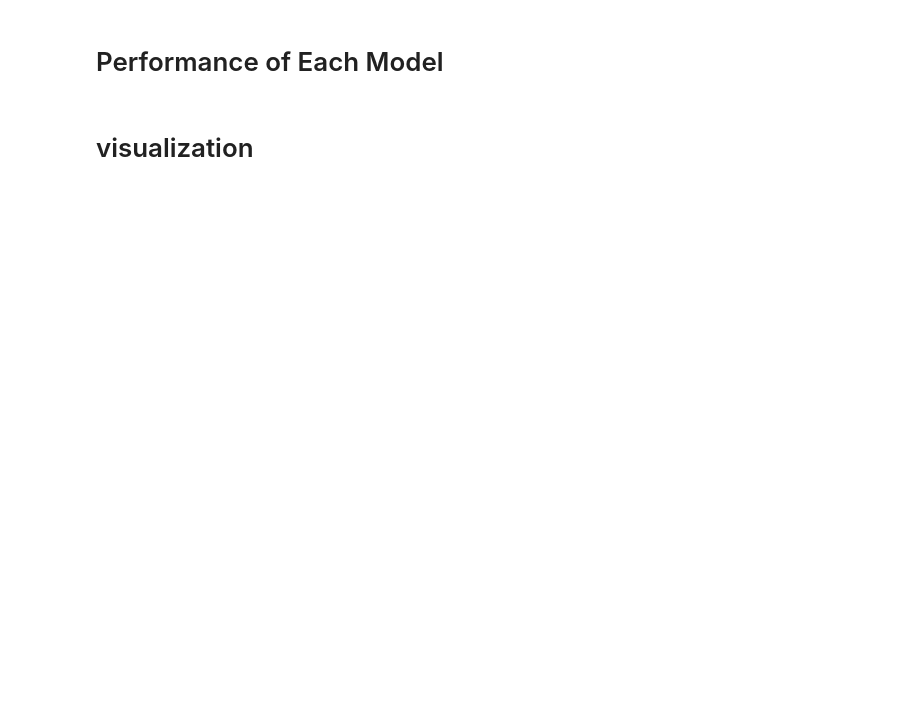
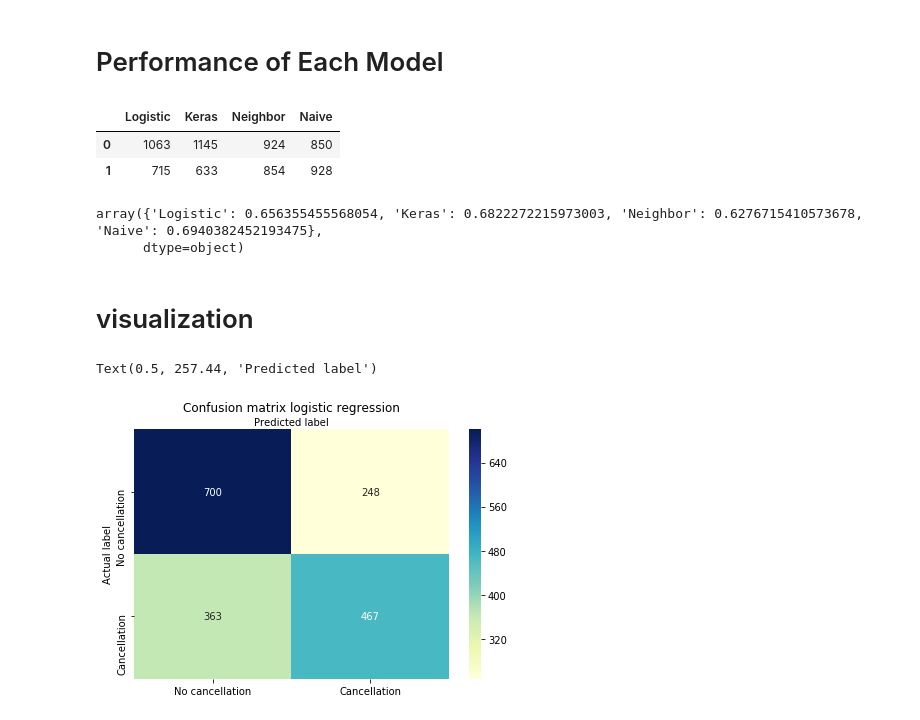
Before and after one commit to PrathnaPel/data-mining-final, a Jupyter notebook: TaxiCancellationFinal.ipynb, the cells around one changed output. Saved outputs shown, nothing was run; the diff lists cells and outputs as text; code cells hidden in the pictures; blank space fills up the shorter version.

```diff
--- a/TaxiCancellationFinal.ipynb
+++ b/TaxiCancellationFinal.ipynb
@@ -108,0 +251,4 @@ taxiCancellationTraining
+# %%
+X = new_taxiCancellationTraining.loc[:,feature_cols] # Features
+y = new_taxiCancellationTraining.loc[:,'Car_Cancellation'] # Target variable
+X.isnull().sum()
@@ -109,2 +281,4 @@ taxiCancellationTraining
+# %%
+X_train, X_test, y_train, y_test = train_test_split(X,y, test_size =0.30, random_state = 1)
 # %% [markdown]
 ## 4 Models
@@ -110,0 +292,4 @@ taxiCancellationTraining
+# %%
+from sklearn.linear_model import LogisticRegression
+logreg = LogisticRegression(random_state=0, solver='lbfgs', multi_class='multinomial')
+logreg.fit(X_train, y_train)
@@ -167,4 +404,24 @@ y_pred_gaus= gaus.predict(X_test)
 # %% [markdown]
 # Performance of Each Model
+# %%
+#shape - nonzero gives number of 0 outputs. nonzero gives number of 1 outputs
+
+y_pred_four = pd.DataFrame({'Logistic': [y_pred_logreg.shape[0]-np.count_nonzero(y_pred_logreg),np.count_nonzero(y_pred_logreg)], 'Keras':[y_pred_keras.shape[0]-np.count_nonzero(y_pred_keras),np.count_nonzero(y_pred_keras)], 'Neighbor':[y_pred_neigh.shape[0]-np.count_nonzero(y_pred_neigh),np.count_nonzero(y_pred_neigh)],'Naive':[y_pred_gaus.shape[0]-np.count_nonzero(y_pred_gaus),np.count_nonzero(y_pred_gaus)]})
+y_pred_four
+# %% [output]
+|  | Logistic | Keras | Neighbor | Naive |
+| 0 | 1063 | 1145 | 924 | 850 |
+| 1 | 715 | 633 | 854 | 928 |
+# %%
+from sklearn.metrics import accuracy_score
+logreg_acc= accuracy_score(y_test, y_pred_logreg)
+keras_acc =accuracy_score(y_test, y_pred_keras)
+neigh_acc = accuracy_score(y_test, y_pred_neigh)
+gaus_acc = accuracy_score(y_test, y_pred_gaus)
+accuracy_four = np.array({'Logistic': logreg_acc, 'Keras':keras_acc, 'Neighbor':neigh_acc,'Naive':gaus_acc})
+accuracy_four
+# %% [output]
+array({'Logistic': 0.656355455568054, 'Keras': 0.6822272215973003, 'Neighbor': 0.6276715410573678, 'Naive': 0.6940382452193475},
+      dtype=object)
 # %% [markdown]
 # visualization
@@ -170,0 +432,22 @@ y_pred_gaus= gaus.predict(X_test)
+# %%
+from sklearn import metrics
+import numpy as np
+
+cnf_matrixlogreg = metrics.confusion_matrix(y_test, y_pred_logreg)
+cnf_matrixkeras = metrics.confusion_matrix(y_test, y_pred_keras)
+cnf_matrixneigh = metrics.confusion_matrix(y_test, y_pred_neigh)
+cnf_matrixgaus = metrics.confusion_matrix(y_test, y_pred_gaus)
+# %%
+class_names=['No cancellation','Cancellation'] # name  of classes
+fig, ax = plt.subplots()
+tick_marks = np.arange(len(class_names))
+# create heatmap
+sns.heatmap(cnf_matrixlogreg, annot=True, cmap="YlGnBu" ,fmt='d', xticklabels=class_names, yticklabels=class_names)
+ax.xaxis.set_label_position("top")
+plt.tight_layout()
+plt.title('Confusion matrix logistic regression')
+plt.ylabel('Actual label')
+plt.xlabel('Predicted label')
+# %% [output]
+Text(0.5, 257.44, 'Predicted label')
+[figure, added]
```
Also changed, not shown: parts of 43 cells of this notebook, 2 other files.
